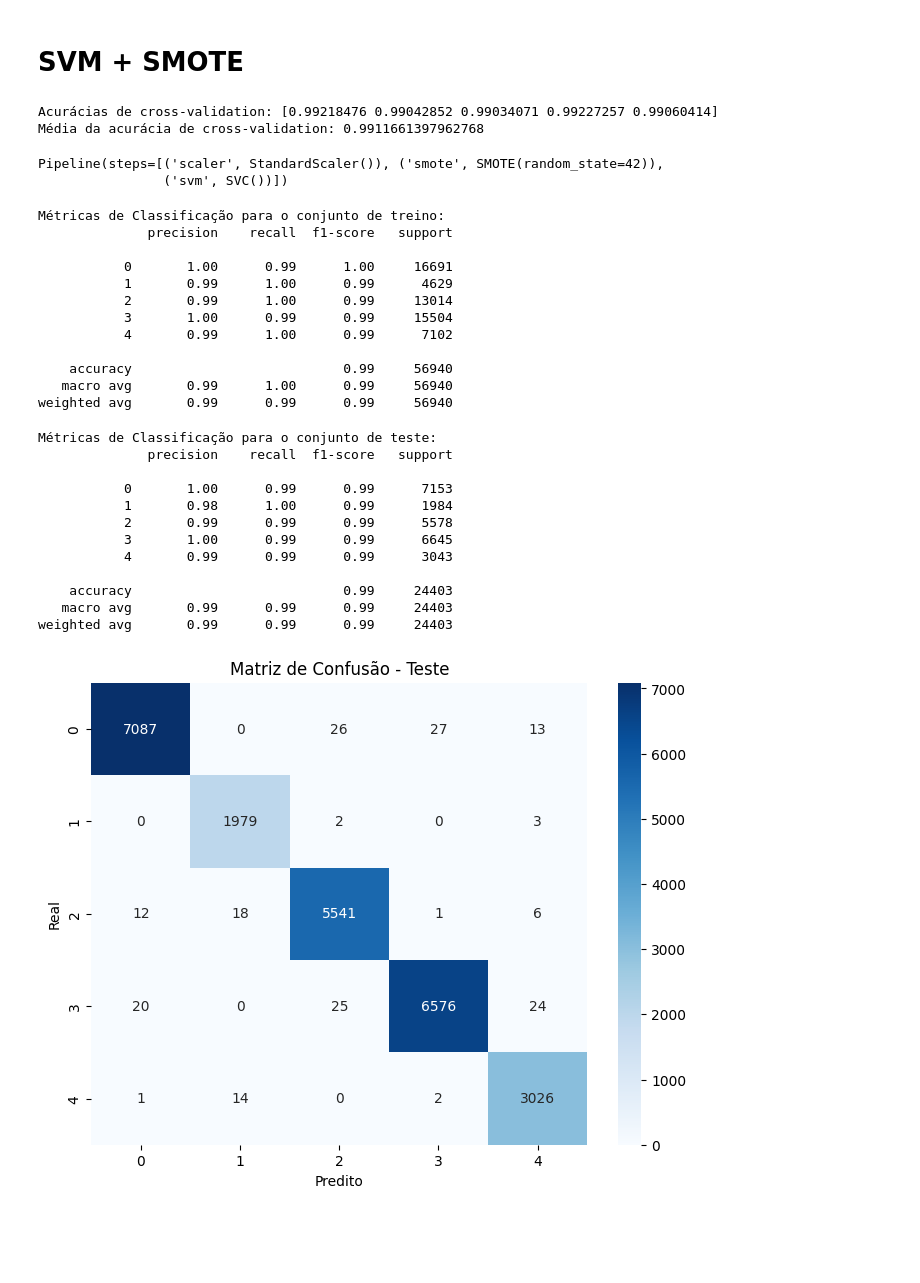
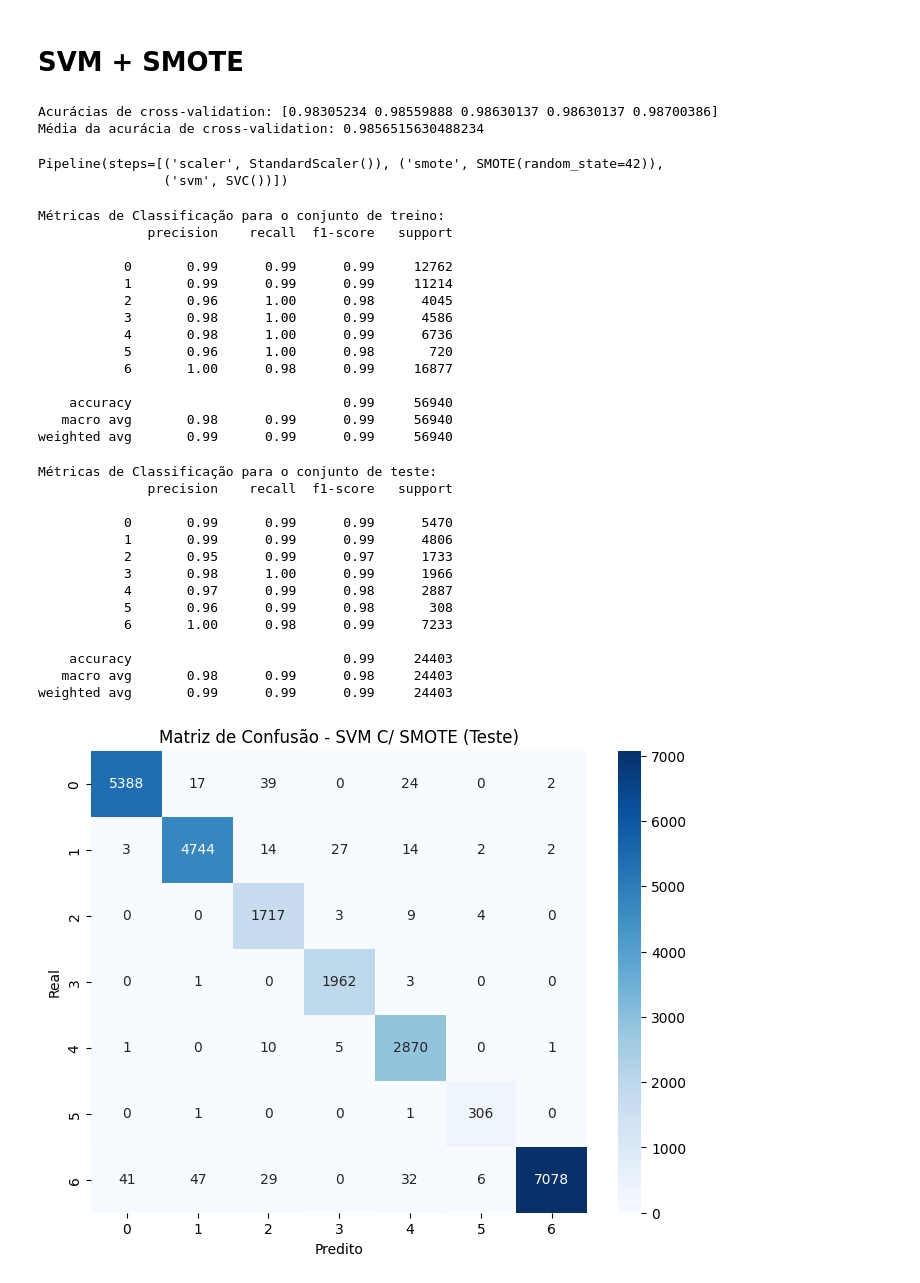
Before and after one commit to allanjfarias/PISI3, a Jupyter notebook: notebooks_classificação_clusters/svm_smote.ipynb, the cells around one changed output. Drawn from its saved outputs; the diff is of its cells as text; code cells hidden in the pictures; blank space fills up the shorter version.

```diff
--- a/notebooks_classificação_clusters/svm_smote.ipynb
+++ b/notebooks_classificação_clusters/svm_smote.ipynb
@@ -13,7 +13,7 @@ from imblearn.pipeline import Pipeline
 from imblearn.over_sampling import SMOTE
 from sklearn.preprocessing import StandardScaler
 # %%
-df = pd.read_csv("..\\datasets_paralelos\\kmeans_5clusters.csv")
+df = pd.read_csv("..\\datasets_paralelos\\kmeans_7clusters.csv")
 # %%
 # 2. Separar X e y
 X = df.drop(columns=['cluster'])
@@ -35,8 +35,8 @@ cv_scores = cross_val_score(pipeline, X_train, y_train, cv=5, scoring='accuracy'
 print("Acurácias de cross-validation:", cv_scores)
 print("Média da acurácia de cross-validation:", np.mean(cv_scores))
 # %% [output]
-Acurácias de cross-validation: [0.99218476 0.99042852 0.99034071 0.99227257 0.99060414]
-Média da acurácia de cross-validation: 0.9911661397962768
+Acurácias de cross-validation: [0.98305234 0.98559888 0.98630137 0.98630137 0.98700386]
+Média da acurácia de cross-validation: 0.9856515630488234
 # %%
 # 6. Treinar o pipeline completo no treino
 pipeline.fit(X_train, y_train)
@@ -52,14 +52,16 @@ print(classification_report(y_train, y_train_pred))
 Métricas de Classificação para o conjunto de treino:
               precision    recall  f1-score   support
 
-           0       1.00      0.99      1.00     16691
-           1       0.99      1.00      0.99      4629
-           2       0.99      1.00      0.99     13014
-           3       1.00      0.99      0.99     15504
-           4       0.99      1.00      0.99      7102
+           0       0.99      0.99      0.99     12762
+           1       0.99      0.99      0.99     11214
+           2       0.96      1.00      0.98      4045
+           3       0.98      1.00      0.99      4586
+           4       0.98      1.00      0.99      6736
+           5       0.96      1.00      0.98       720
+           6       1.00      0.98      0.99     16877
 
     accuracy                           0.99     56940
-   macro avg       0.99      1.00      0.99     56940
+   macro avg       0.98      0.99      0.99     56940
 weighted avg       0.99      0.99      0.99     56940
 # %%
 # 8. Avaliar no teste
@@ -70,27 +72,29 @@ print(classification_report(y_test, y_test_pred))
 Métricas de Classificação para o conjunto de teste:
               precision    recall  f1-score   support
 
-           0       1.00      0.99      0.99      7153
-           1       0.98      1.00      0.99      1984
-           2       0.99      0.99      0.99      5578
-           3       1.00      0.99      0.99      6645
-           4       0.99      0.99      0.99      3043
+           0       0.99      0.99      0.99      5470
+           1       0.99      0.99      0.99      4806
+           2       0.95      0.99      0.97      1733
+           3       0.98      1.00      0.99      1966
+           4       0.97      0.99      0.98      2887
+           5       0.96      0.99      0.98       308
+           6       1.00      0.98      0.99      7233
 
     accuracy                           0.99     24403
-   macro avg       0.99      0.99      0.99     24403
+   macro avg       0.98      0.99      0.98     24403
 weighted avg       0.99      0.99      0.99     24403
 # %%
 # 9. Matriz de confusão do teste
 conf_matrix = confusion_matrix(y_test, y_test_pred)
 plt.figure(figsize=(8,6))
 sns.heatmap(conf_matrix, annot=True, fmt='d', cmap='Blues',
             xticklabels=sorted(Y.unique()), yticklabels=sorted(Y.unique()))
 plt.xlabel('Predito')
 plt.ylabel('Real')
-plt.title('Matriz de Confusão - Teste')
+plt.title('Matriz de Confusão - SVM C/ SMOTE (Teste)')
 plt.show()
 # %% [output]
-[figure, old version]
+[figure, new version]
 # %%
 
 # Matriz de Confusão para o conjunto de treino
```
Also changed, not shown: parts of 1 cell of this notebook, 2 other files.
